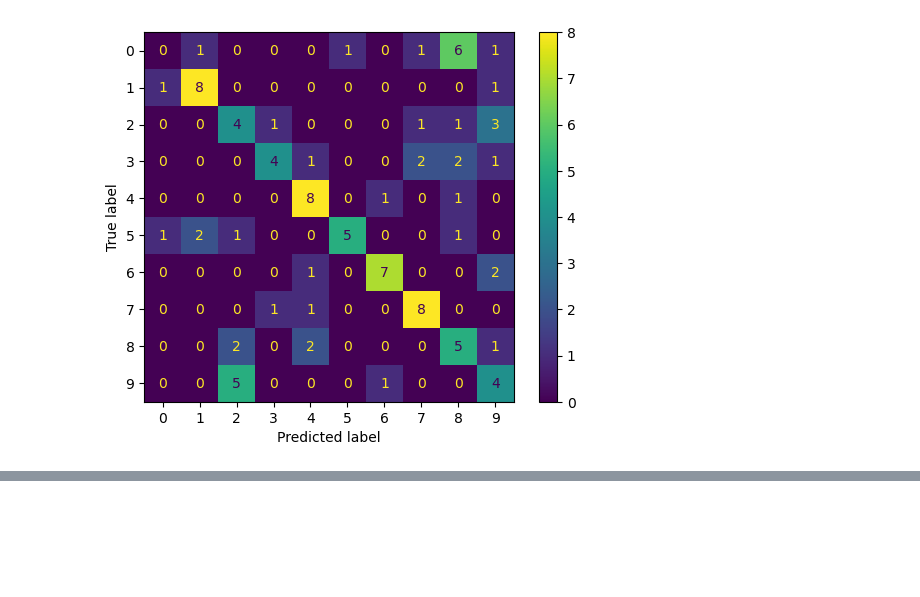
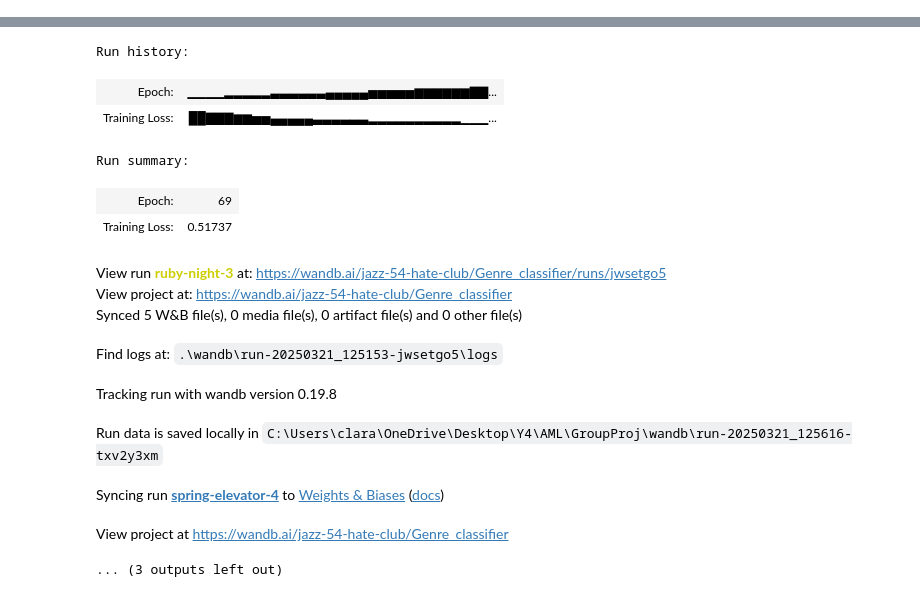
Before and after one commit to Minimum-tuna/Audio-Machine-Learning-Project, a Jupyter notebook: CNNFusionTime.ipynb, the cells around one changed output, grey strips where cells are left out. Drawn from its saved outputs; the diff is of its cells as text; code cells hidden in the pictures; blank space fills up the shorter version.

Commit message:
Add files via upload
Added wandb lines (init, config, log), also changed the file path because I'm now working in Pycharm not Notable.

```diff
--- a/CNNFusionTime.ipynb
+++ b/CNNFusionTime.ipynb
@@ -60,7 +65,7 @@ sr = 22050  #sample rate [Hz] as specified
 length = 30  #length of audio [s] as specified
 nfft = 2048 #fast fourier transform length
 
-for file in glob('../Worksheet7/Data/genres_original/**/*.wav', recursive=True):
+for file in glob('Data/genres_original/**/*.wav', recursive=True):
     file_name = file.split('/')[-1]
 
     if 'blues' in file_name:
@@ -115,7 +120,7 @@ for file in glob('../Worksheet7/Data/genres_original/**/*.wav', recursive=True):
             test_labels.append(label)
 
     except Exception as e:
-        print(f'Error {e}: {file} not loaded')
+        print(f'Error{e}: {file} not loaded')
 
 #Checks: length of training, validation and test sets are as expected
 print(f"Train files: {len(train_files)}, Validation files: {len(val_files)}, Test files: {len(test_files)}")
@@ -210,6 +213,7 @@ def train_loop(model, train_loader, optimiser, BCEloss, num_epochs=100):
             train_loss += loss.item()                       #add the iteration's loss to a counter
 
         avg_loss = train_loss/len(train_loader)             #calculate average loss
+        wandb.log({"Epoch: ": epoch, "Training Loss: ": avg_loss})
         train_losses.append(avg_loss)                       #add average loss to list
 # %%
 def validate_loop(model, val_loader, BCEloss, num_epochs):
@@ -301,7 +324,7 @@ else:
     assert('Incorrect optimiser index')
 
 BCEloss = nn.CrossEntropyLoss()                                         #create instance of Binary Cross Entropy loss
-num_epochs = 100                                                        #number of iterations/epochs
+num_epochs = 100                                                         #number of iterations/epochs
 
 if activation == 1:
     func = "ReLU"
@@ -317,6 +340,9 @@ elif pool == 2:
 
 print(f"Model training with: {num_blocks} blocks, {func} Activation, Adaptive {func2} Pooling and {func3} Optimiser for {num_epochs} epochs.")
 
+my_config = {"Number of blocks" : num_blocks, "Activation" : activation, "Optimiser" : optimiser, "Pooling" : pool, "Number of epochs" : num_epochs}
+wandb.init(project='Genre_classifier', entity='jazz-54-hate-club', reinit=True, config=my_config)
+
 train_loop(model, train_loader, optimiser, BCEloss, num_epochs)         #run training loop for 100 epochs
 validate_loop(model, val_loader, BCEloss, num_epochs)                   #run validation loop
 test_labels, test_preds = test_loop(model, test_loader, BCEloss)        #run testing loop
@@ -335 +358,0 @@ Testing loss: 2.472, Testing Accuracy: 53.0%
-[figure, removed]
@@ -335,0 +360,15 @@ Testing loss: 2.472, Testing Accuracy: 53.0%
+Run history:
+| Epoch: | ▁▁▁▁▂▂▂▂▂▃▃▃▃▃▃▄▄▄▄▄▅▅▅▅▅▆▆▆▆▆▆▇▇... |
+| Training Loss: | ██▇▇▇▆▆▅▅▄▄▄▄▄▃▃▃▃▃▃▂▂▂▂▂▂▂▂▂▂▁▁▁... |
+Run summary:
+| Epoch: | 69 |
+| Training Loss: | 0.51737 |
+View run ruby-night-3 at: https://wandb.ai/jazz-54-hate-club/Genre_classifier/runs/jwsetgo5
+View project at: https://wandb.ai/jazz-54-hate-club/Genre_classifier
+Synced 5 W&B file(s), 0 media file(s), 0 artifact file(s) and 0 other file(s)
+Find logs at: .\wandb\run-20250321_125153-jwsetgo5\logs
+Tracking run with wandb version 0.19.8
+Run data is saved locally in C:\Users\clara\OneDrive\Desktop\Y4\AML\GroupProj\wandb\run-20250321_125616-txv2y3xm
+Syncing run spring-elevator-4 to Weights & Biases (docs)
+View project at https://wandb.ai/jazz-54-hate-club/Genre_classifier
+... (3 outputs left out)
```
Also changed, not shown: parts of 5 cells of this notebook.
